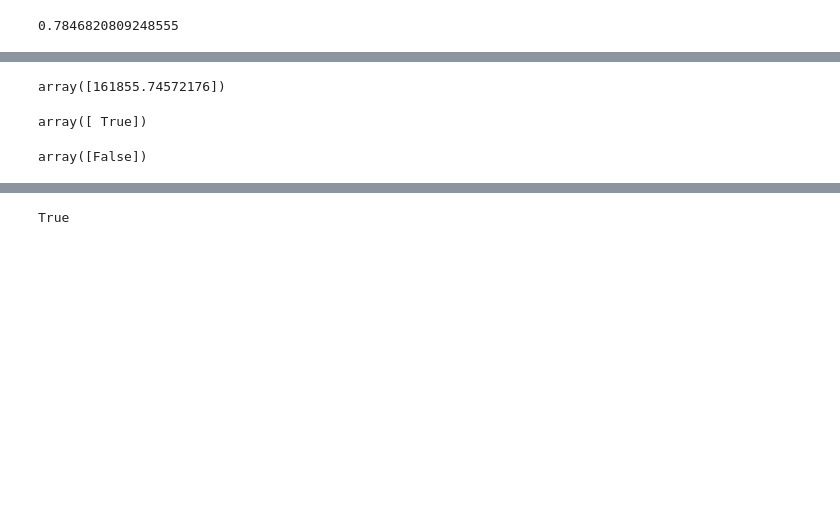
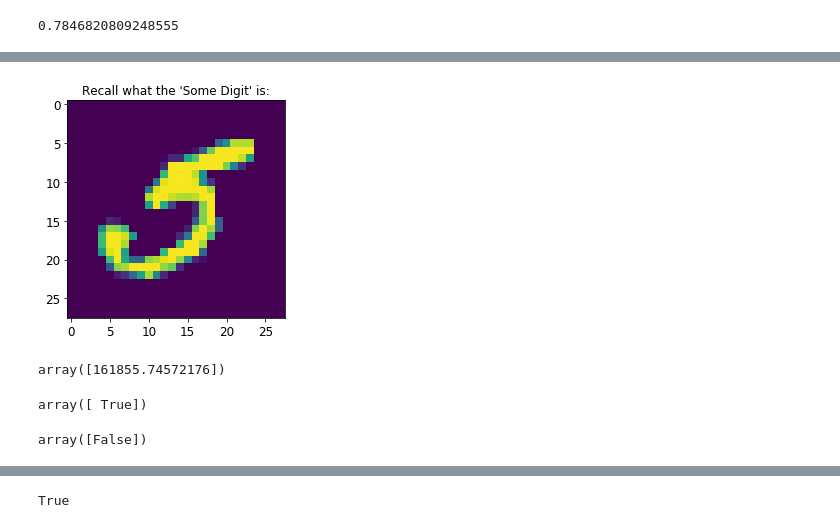
Before and after one commit to garden-of-forking-code/handson-ml, a Jupyter notebook: 03_classification.ipynb, the cells around one changed output, grey strips where cells are left out. Drawn from its saved outputs; the diff is of its cells as text; code cells hidden in the pictures; blank space fills up the shorter version.

```diff
--- a/03_classification.ipynb
+++ b/03_classification.ipynb
@@ -372,18 +388,23 @@ f1_score(y_train_5, y_train_pred)
+# %%
+plt.title("Recall what the 'Some Digit' is:");
+plt.imshow(some_digit_image);
+# %% [output]
+[figure, added]
 # %%
 y_scores = sgd_clf.decision_function([some_digit])
 y_scores
 # %% [output]
 array([161855.74572176])
+# %%
+threshold = 0   # set it to zero (which is the default)
+y_some_digit_pred = (y_scores > threshold)
+
+y_some_digit_pred  # display
+# %% [output]
+array([ True])
 # %%
-threshold = 0
+threshold = 200000  # change the threshold
 y_some_digit_pred = (y_scores > threshold)
+y_some_digit_pred
+# %% [output]
+array([False])
-# %%
-y_some_digit_pred
-# %% [output]
-array([ True])
-# %%
-threshold = 200000
-y_some_digit_pred = (y_scores > threshold)
-y_some_digit_pred
-# %% [output]
-array([False])
```
Also changed, not shown: parts of 19 cells of this notebook.
